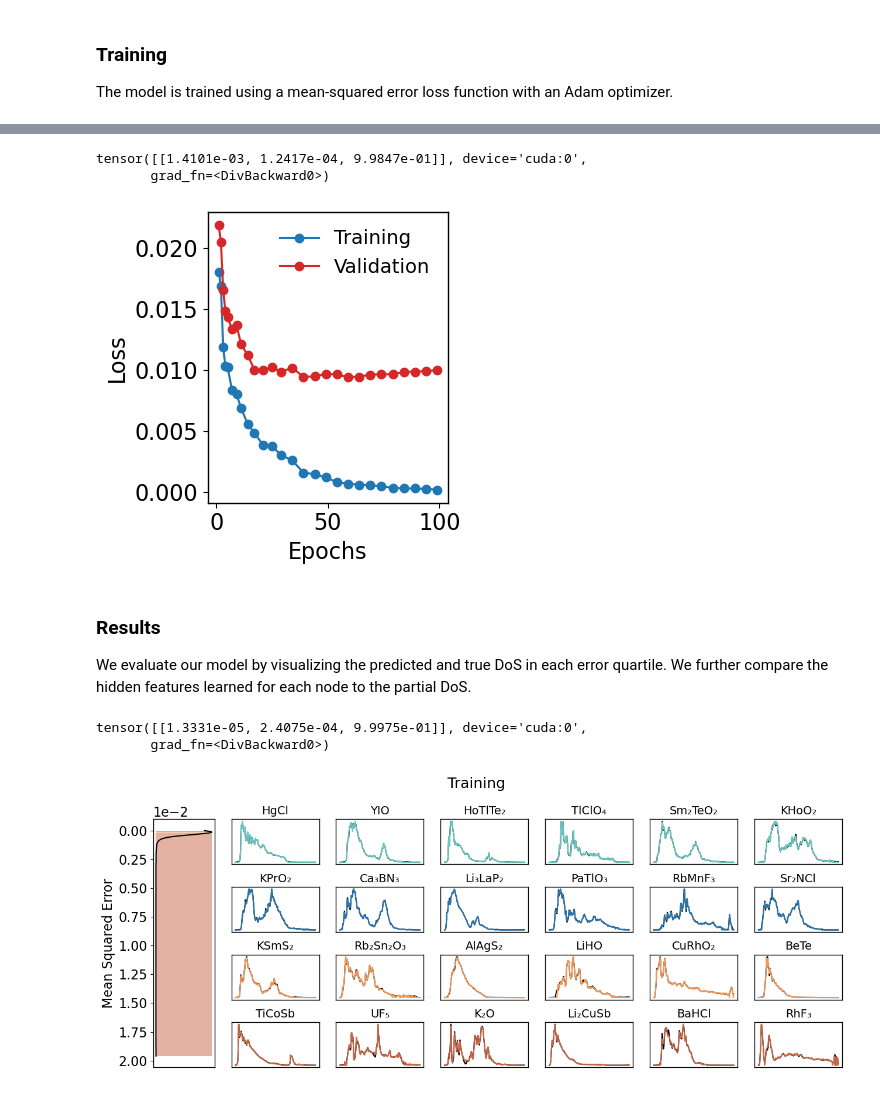
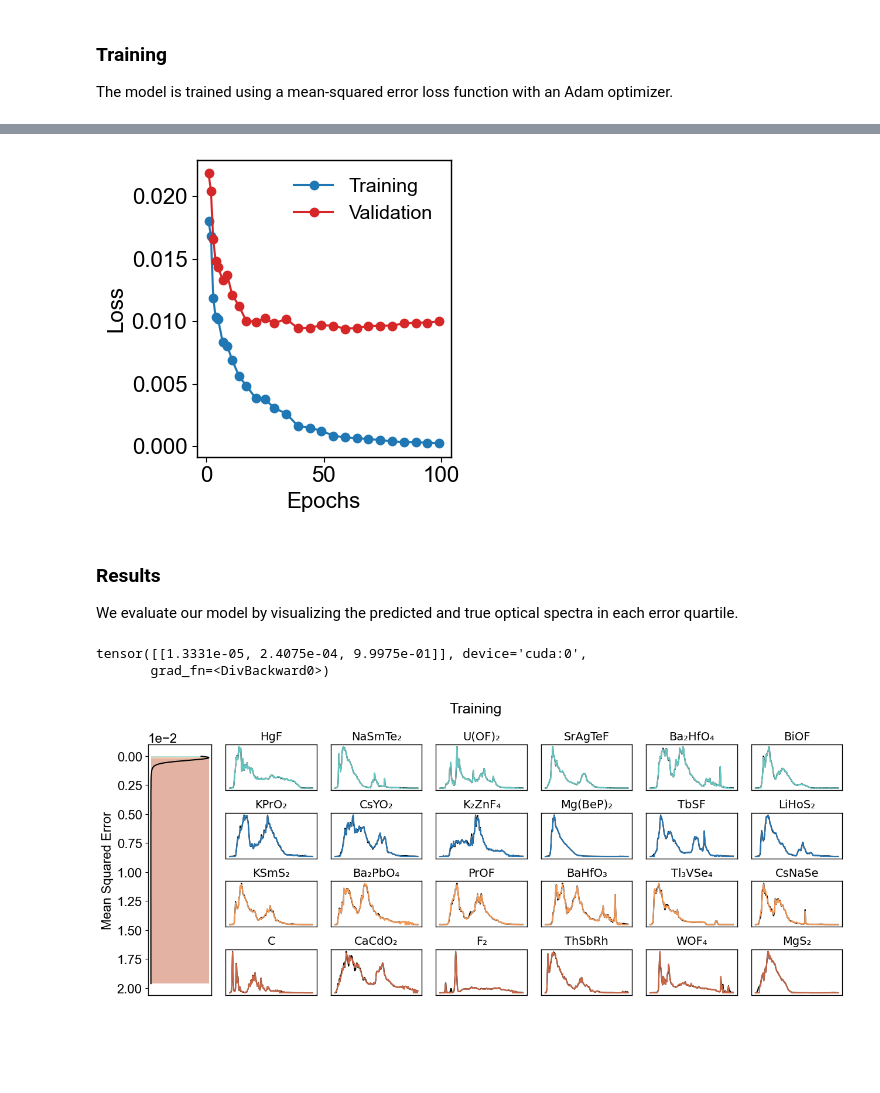
Before and after one commit to nguyen-group/GNNOpt, a Jupyter notebook: gnnopt-k.ipynb, the cells around one changed output, grey strips where cells are left out. Saved outputs shown, nothing was run; the diff lists cells and outputs as text; code cells hidden in the pictures; blank space fills up the shorter version.

```diff
--- a/gnnopt-k.ipynb
+++ b/gnnopt-k.ipynb
@@ -491,5 +487,5 @@ loss_fn_mae = torch.nn.L1Loss()
 # %%
 run_name = 'model_k_' + run_time
 model.pool = True
-train(model, opt, dataloader_train, dataloader_valid, loss_fn, loss_fn_mae, run_name,
-       max_iter=100, scheduler=scheduler, device=device)
+# train(model, opt, dataloader_train, dataloader_valid, loss_fn, loss_fn_mae, run_name,
+#        max_iter=100, scheduler=scheduler, device=device)
@@ -522,31 +492,26 @@ tensor([[0.1082, 0.1990, 0.6928]], device='cuda:0', grad_fn=<DivBackward0>)
 # %%
 # load pre-trained model and plot its training history
 #run_name = 'model_alpha_mass_' + run_time
 history = torch.load('./model/' + run_name + '.torch', map_location=device)['history']
 steps = [d['step'] + 1 for d in history]
 loss_train = [d['train']['loss'] for d in history]
 loss_valid = [d['valid']['loss'] for d in history]
 
 np.savetxt(run_name+'_MSE_loss.txt', np.column_stack((steps, loss_train, loss_valid)), fmt='%.8f', delimiter='\t')
 
-weight = torch.abs(model.em_mixing.weight)/(torch.sum(torch.abs(model.em_mixing.weight), dim=1, keepdim=True)+1e-10)
-print(weight)
-
 fig, ax = plt.subplots(figsize=(4,4))
 ax.plot(steps, loss_train, 'o-', label="Training", color='C0')
 ax.plot(steps, loss_valid, 'o-', label="Validation", color='C3')
 ax.set_xlabel('Epochs')
 ax.set_ylabel('Loss')
 ax.legend(frameon=False)
 plt.tight_layout()
 fig.savefig(run_name + '_loss.pdf')
 # %% [output]
-tensor([[1.4101e-03, 1.2417e-04, 9.9847e-01]], device='cuda:0',
-       grad_fn=<DivBackward0>)
-[figure, old version]
+[figure, new version]
 # %% [markdown]
 ### Results
-We evaluate our model by visualizing the predicted and true DoS in each error quartile. We further compare the hidden features learned for each node to the partial DoS.
+We evaluate our model by visualizing the predicted and true optical spectra in each error quartile.
 # %%
 # predict on all data
 #run_name = 'model_240327'
@@ -580,7 +546,7 @@ tensor([[1.3331e-05, 2.4075e-04, 9.9975e-01]], device='cuda:0',
 # %%
 plot_predictions(df, idx_train, column='k_interp', header=run_name, title='Training')
 # %% [output]
-[figure, old version]
+[figure, new version]
 # %%
 plot_predictions(df, idx_valid, column='k_interp', header=run_name, title='Validation')
 # %% [output]
```
Also changed, not shown: parts of 19 cells of this notebook, 6 other files.
